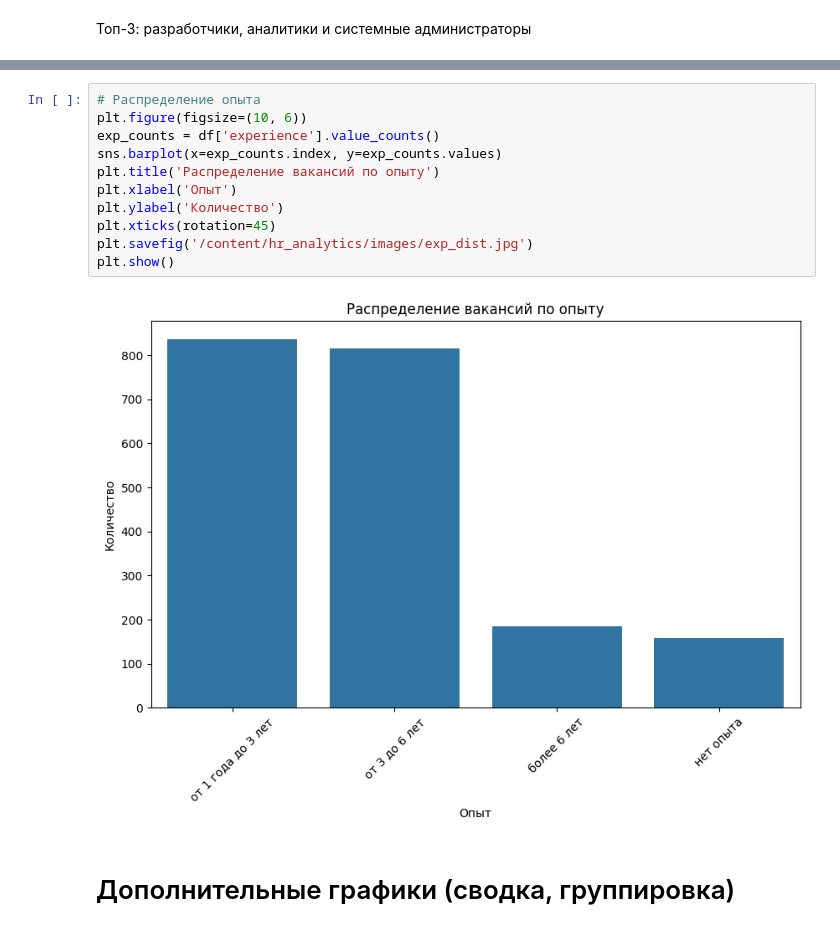
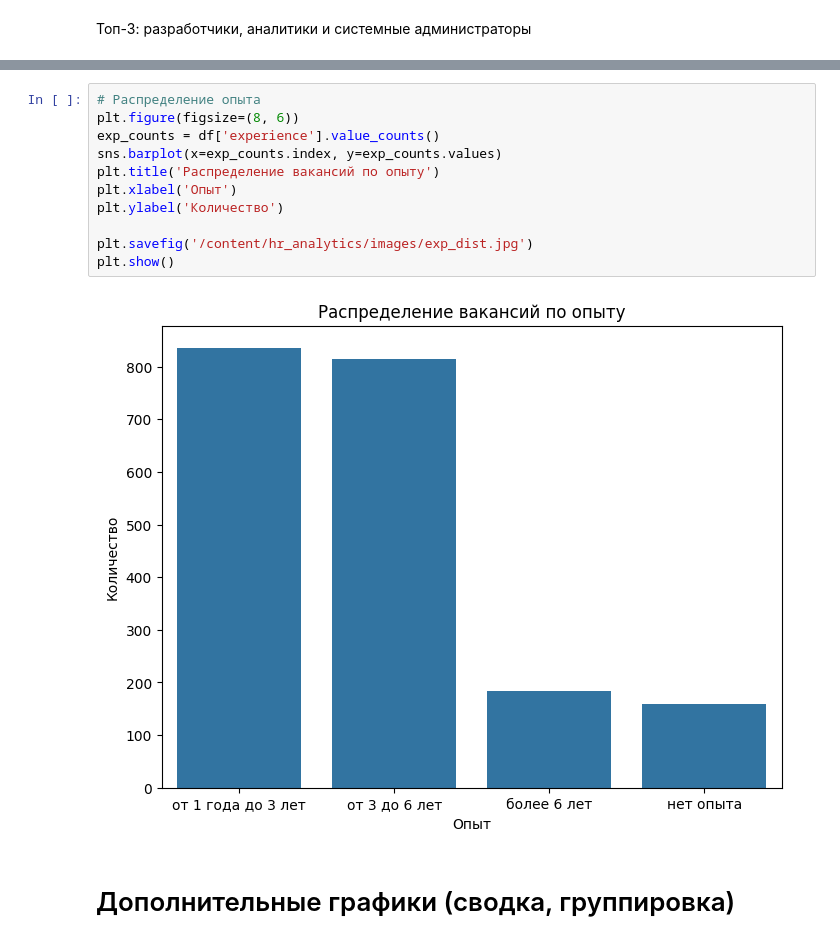
Before and after one commit to Artem1s1337/hr_analytics, a Jupyter notebook: notebooks/visualization.ipynb, the cells around one changed output, grey strips where cells are left out. Drawn from its saved outputs; the diff is of its cells as text.

```diff
--- a/notebooks/visualization.ipynb
+++ b/notebooks/visualization.ipynb
@@ -112,16 +118,16 @@ plt.show()
 # %%
 # Распределение опыта
-plt.figure(figsize=(10, 6))
+plt.figure(figsize=(8, 6))
 exp_counts = df['experience'].value_counts()
 sns.barplot(x=exp_counts.index, y=exp_counts.values)
 plt.title('Распределение вакансий по опыту')
 plt.xlabel('Опыт')
 plt.ylabel('Количество')
-plt.xticks(rotation=45)
+
 plt.savefig('/content/hr_analytics/images/exp_dist.jpg')
 plt.show()
 # %% [output]
-[figure, old version]
+[figure, new version]
 # %% [markdown]
 # Дополнительные графики (сводка, группировка)
 # %%
```
Also changed, not shown: parts of 11 cells of this notebook.
